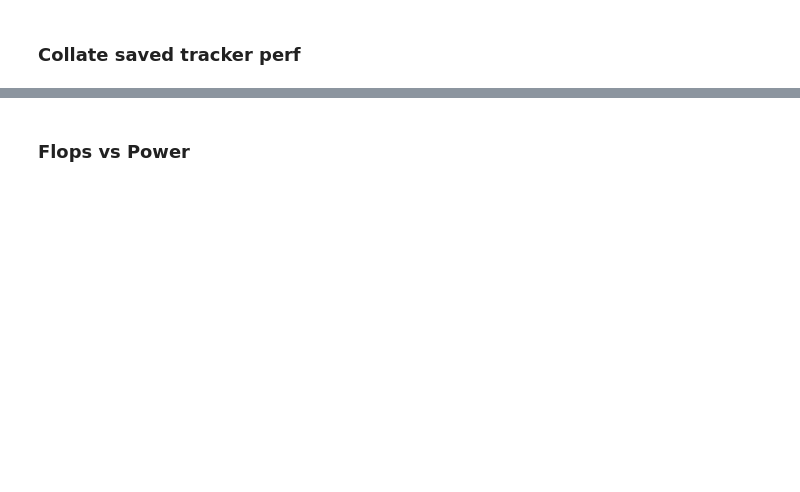
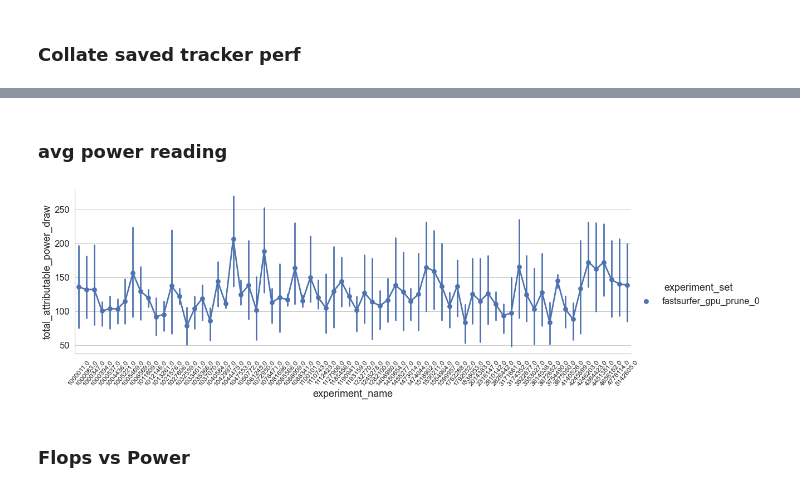
Before and after one commit to neurodatascience/watts_up_compute, a Jupyter notebook: notebooks/10_impact_tracker_dashboard.ipynb, the cells around one changed output, grey strips where cells are left out. Drawn from its saved outputs; the diff is of its cells as text; code cells hidden in the pictures; blank space fills up the shorter version.

```diff
--- a/notebooks/10_impact_tracker_dashboard.ipynb
+++ b/notebooks/10_impact_tracker_dashboard.ipynb
@@ -200,10 +374,35 @@ for exp_name, exp_config in experiment_sets.items():
+# %%
+recon_df = flops_df_concat_exp_set[flops_df_concat_exp_set['task'].isin(['autorecon1','autorecon2'])].copy()
+fastsurfer_df = flops_df_concat_exp_set[flops_df_concat_exp_set['experiment_set'].isin(['fastsurfer_gpu_prune_0'])].copy()
+print('Before grouping: number of rows for recon task subset: {}, fastsurfer subset: {}'.format(len(recon_df),len(fastsurfer_df)))
+
+recon_df = recon_df.groupby(['experiment_name']).sum().reset_index()
+recon_df['experiment_set'] = 'recon-all'
+
+fastsurfer_df = fastsurfer_df.groupby(['experiment_name']).sum().reset_index()
+fastsurfer_df['experiment_set'] = 'fastsurfer_gpu_prune_0'
+print('After grouping: number of rows for recon task subset: {}, fastsurfer subset: {}'.format(len(recon_df),len(fastsurfer_df)))
+
+
+plot_df = recon_df.append(fastsurfer_df)
+plot_df['segmentation_task_power_draw'] = plot_df['epoch_power_draw']
+
+sns.set(font_scale = 1.5)
+
+with sns.axes_style("whitegrid"):
+    g = sns.catplot(y='segmentation_task_power_draw', x='experiment_set', data=plot_df, kind='bar',aspect=3)
+# %% [markdown]
+### avg power reading
 # %%
-plot_df = power_df_concat.copy()
+plot_df = power_df_concat_exp_set.copy()
 
 sns.set(font_scale = 1.5)
 
 with sns.axes_style("whitegrid"):
-    g = sns.catplot(y='total_attributable_power_draw', x='experiment_name', data=plot_df, kind='strip',aspect=3)
+    g = sns.catplot(y='total_attributable_power_draw', x='experiment_name', hue='experiment_set', data=plot_df, kind='point',aspect=3)
+    g.set_xticklabels(rotation=50,fontsize=12)
+# %% [output]
+[figure, added]
 # %% [markdown]
 ### Flops vs Power
 # %%
```
Also changed, not shown: parts of 16 cells of this notebook.
